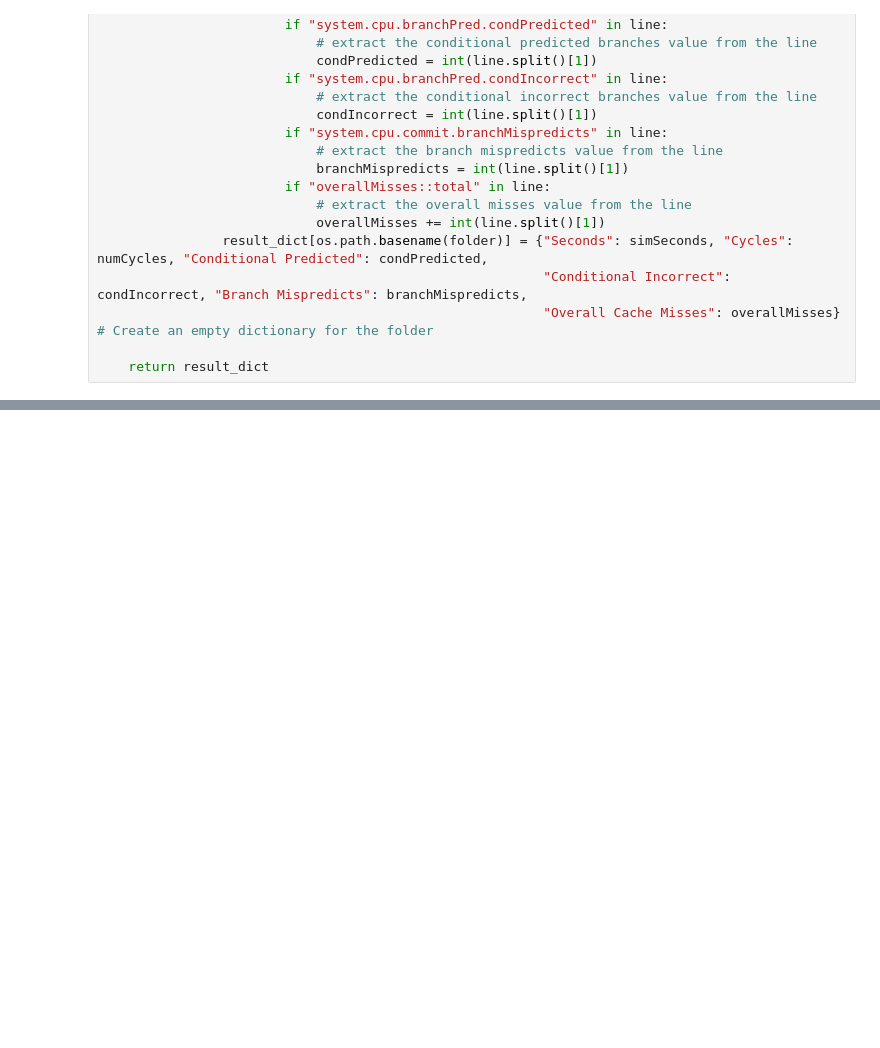
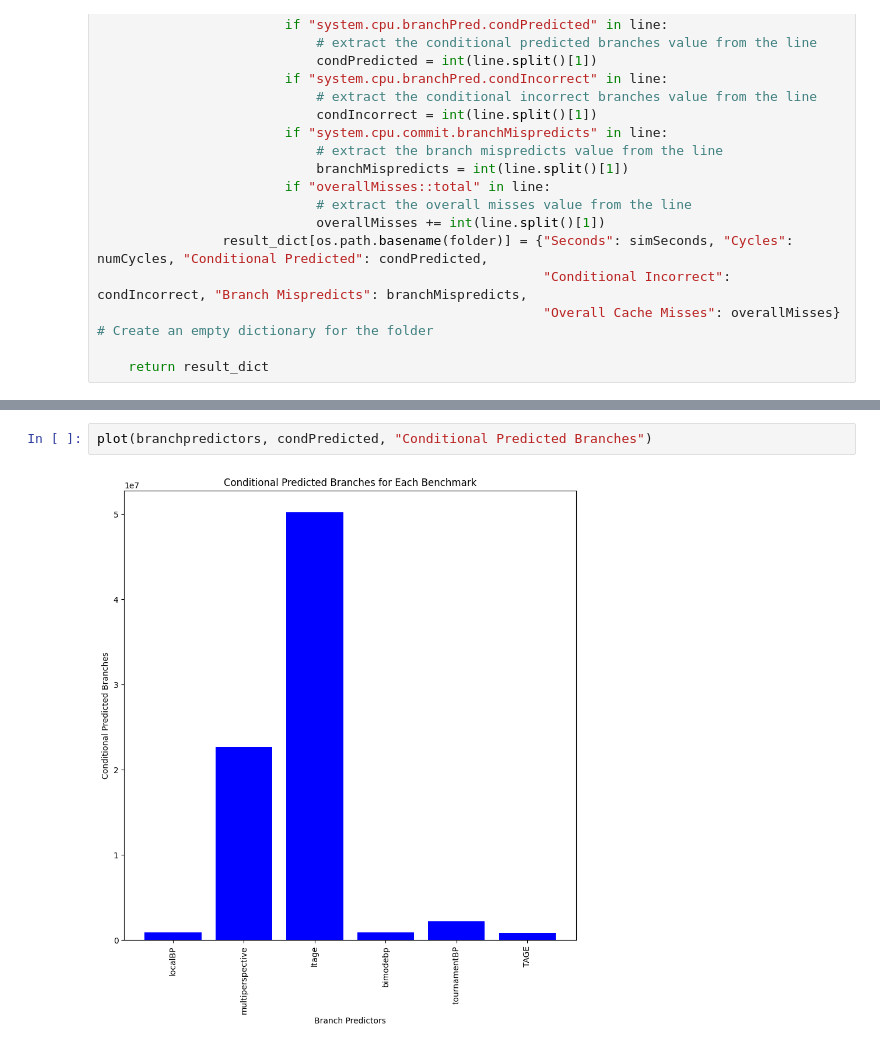
Before and after one commit to kunpai/spectre-gem5-v23.0, a Jupyter notebook: plots.ipynb, the cells around one changed output, grey strips where cells are left out. Cells and saved outputs as stored; diff of their text form; blank space fills up the shorter version.

```diff
--- a/plots.ipynb
+++ b/plots.ipynb
@@ -56,0 +115,4 @@ o3cpu-spectre-TAGE              0.008017                8016975         815200
+# %%
+plot(branchpredictors, condPredicted, "Conditional Predicted Branches")
+# %% [output]
+[figure, added]
```
Also changed, not shown: parts of 8 cells of this notebook, 6 other files.
